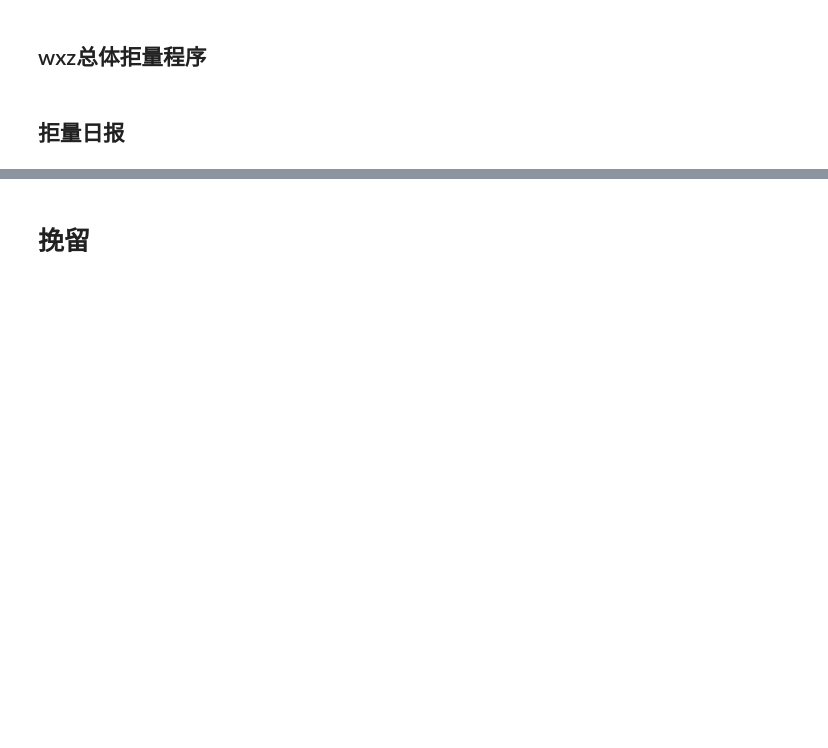
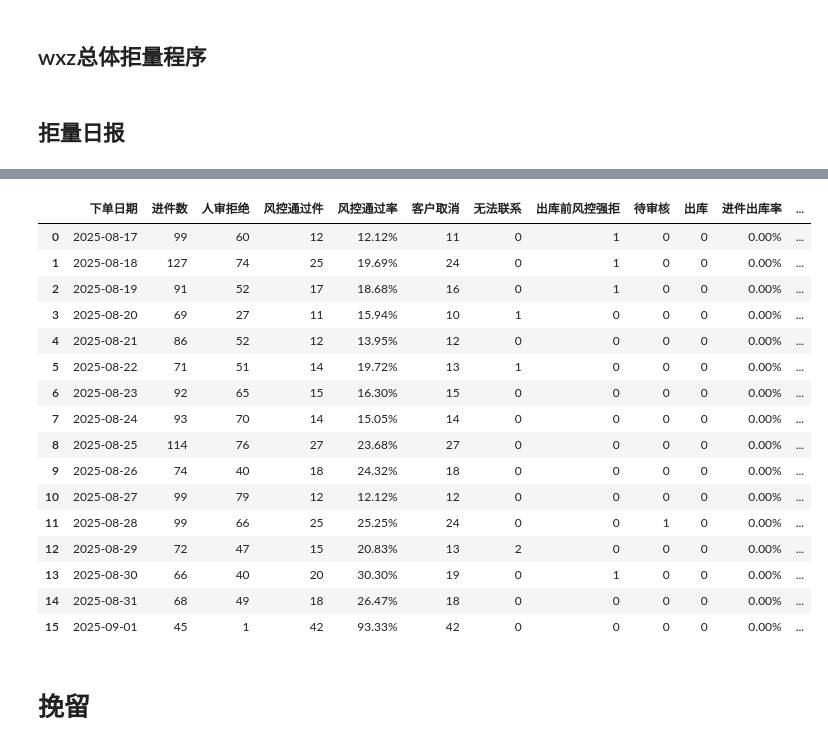
Before and after one commit to 1-2-3-ylc/data_analys, a Jupyter notebook: Daily_Tasks/日报数据-自动版.ipynb, the cells around one changed output, grey strips where cells are left out. Saved outputs shown, nothing was run; the diff lists cells and outputs as text; code cells hidden in the pictures; blank space fills up the shorter version.

```diff
--- a/Daily_Tasks/日报数据-自动版.ipynb
+++ b/Daily_Tasks/日报数据-自动版.ipynb
@@ -1551,16 +1947,38 @@ df_jd_group_new = df_jd_group_new.merge(df_jd_merge[['下单日期', '合计出
 # %%
 df_jl = df[df.tips.str.contains(r'策略2412|命中自有模型回捞策略|回捞策略250330命中')==True]
+# 剔除回捞被拒漏到商家的数据9.1
+reject_merchants = ["小蚂蚁租机", "兴鑫兴通讯", "人人享租", "崇胜数码", "喜卓灵租机", "喜卓灵新租机"]
+df_jl = df_jl[~df_jl['merchant_name'].isin(reject_merchants)]
+
 df_jl_group = df_jl.groupby('下单日期').agg({'是否进件': 'sum', '人审拒绝': 'sum', '风控通过件': 'sum', '客户取消': 'sum', '无法联系': 'sum', '出库前风控强拒': 'sum', '待审核': 'sum', '是否出库': 'sum', '已退款': 'sum'}).rename(columns={'是否进件': '进件数', '是否出库': '出库'})
 df_jl_group.loc[:, '客户取消'] = df_jl_group.客户取消+df_jl_group.已退款
 df_jl_group.loc[:, '风控通过率'] = (df_jl_group.风控通过件/df_jl_group.进件数).map(lambda x: format(x, '.2%'))
 df_jl_group.loc[:, '进件出库率'] = (df_jl_group.出库/df_jl_group.进件数).map(lambda x: format(x, '.2%'))
 df_jl_group.loc[:, '取消比例'] = (df_jl_group.客户取消/df_jl_group.进件数).map(lambda x: format(x, '.2%'))
 df_jl_group.loc[:, '电审拒绝率'] = (df_jl_group.人审拒绝/df_jl_group.进件数).map(lambda x: format(x, '.2%'))
 df_jl_group.loc[:, '出库前强拒比例'] = (df_jl_group.出库前风控强拒/df_jl_group.进件数).map(lambda x: format(x, '.2%'))
 df_jl_group.loc[:, '无法联系占比'] = (df_jl_group.无法联系/df_jl_group.进件数).map(lambda x: format(x, '.2%'))
 df_jl_group_new = df_jl_group[['进件数', '人审拒绝', '风控通过件', '风控通过率', '客户取消', '无法联系', '出库前风控强拒', '待审核', '出库', '进件出库率', '取消比例', '电审拒绝率', '出库前强拒比例', '无法联系占比']].reset_index()
 
-# df_jl_group_new
+df_jl_group_new
+# %% [output]
+|  | 下单日期 | 进件数 | 人审拒绝 | 风控通过件 | 风控通过率 | 客户取消 | 无法联系 | 出库前风控强拒 | 待审核 | 出库 | 进件出库率 | ... |
+| 0 | 2025-08-17 | 99 | 60 | 12 | 12.12% | 11 | 0 | 1 | 0 | 0 | 0.00% | ... |
+| 1 | 2025-08-18 | 127 | 74 | 25 | 19.69% | 24 | 0 | 1 | 0 | 0 | 0.00% | ... |
+| 2 | 2025-08-19 | 91 | 52 | 17 | 18.68% | 16 | 0 | 1 | 0 | 0 | 0.00% | ... |
+| 3 | 2025-08-20 | 69 | 27 | 11 | 15.94% | 10 | 1 | 0 | 0 | 0 | 0.00% | ... |
+| 4 | 2025-08-21 | 86 | 52 | 12 | 13.95% | 12 | 0 | 0 | 0 | 0 | 0.00% | ... |
+| 5 | 2025-08-22 | 71 | 51 | 14 | 19.72% | 13 | 1 | 0 | 0 | 0 | 0.00% | ... |
+| 6 | 2025-08-23 | 92 | 65 | 15 | 16.30% | 15 | 0 | 0 | 0 | 0 | 0.00% | ... |
+| 7 | 2025-08-24 | 93 | 70 | 14 | 15.05% | 14 | 0 | 0 | 0 | 0 | 0.00% | ... |
+| 8 | 2025-08-25 | 114 | 76 | 27 | 23.68% | 27 | 0 | 0 | 0 | 0 | 0.00% | ... |
+| 9 | 2025-08-26 | 74 | 40 | 18 | 24.32% | 18 | 0 | 0 | 0 | 0 | 0.00% | ... |
+| 10 | 2025-08-27 | 99 | 79 | 12 | 12.12% | 12 | 0 | 0 | 0 | 0 | 0.00% | ... |
+| 11 | 2025-08-28 | 99 | 66 | 25 | 25.25% | 24 | 0 | 0 | 1 | 0 | 0.00% | ... |
+| 12 | 2025-08-29 | 72 | 47 | 15 | 20.83% | 13 | 2 | 0 | 0 | 0 | 0.00% | ... |
+| 13 | 2025-08-30 | 66 | 40 | 20 | 30.30% | 19 | 0 | 1 | 0 | 0 | 0.00% | ... |
+| 14 | 2025-08-31 | 68 | 49 | 18 | 26.47% | 18 | 0 | 0 | 0 | 0 | 0.00% | ... |
+| 15 | 2025-09-01 | 45 | 1 | 42 | 93.33% | 42 | 0 | 0 | 0 | 0 | 0.00% | ... |
 # %% [markdown]
 # 挽留
 # %%
```
Also changed, not shown: parts of 67 cells of this notebook, 26 other files.
